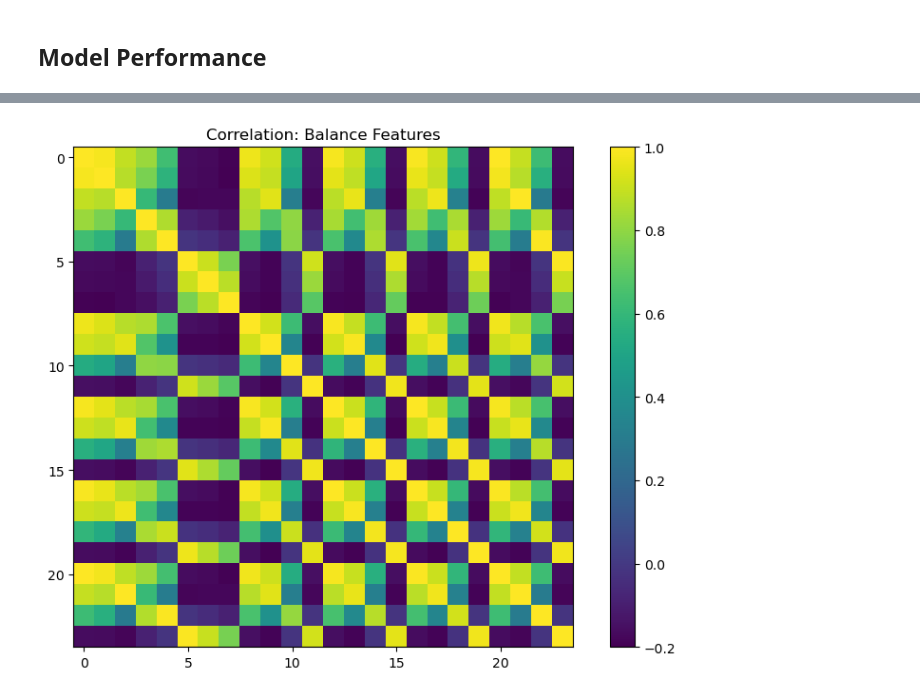
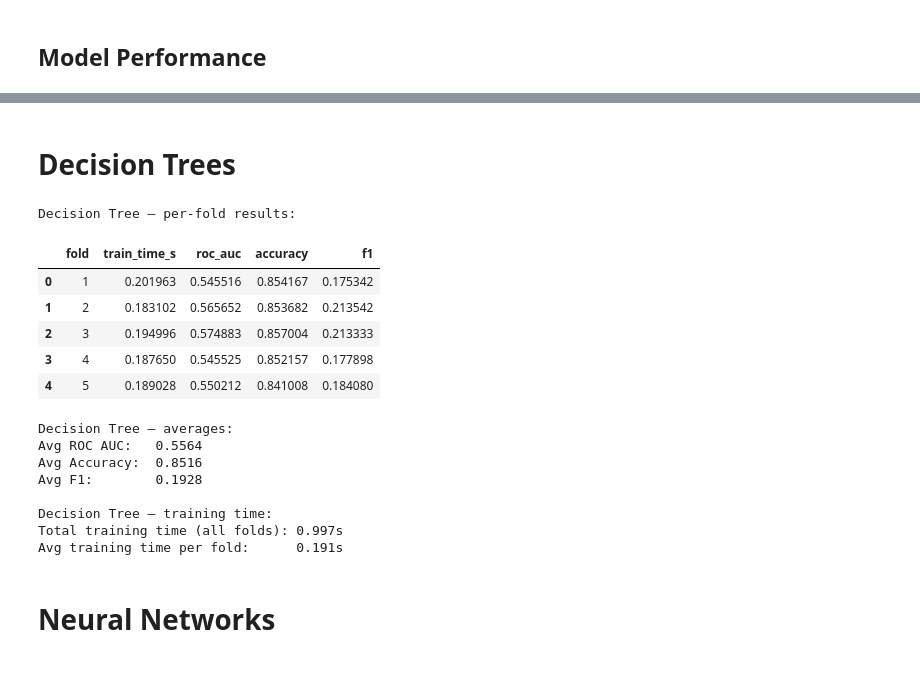
Before and after one commit to kangyuj0531/dsc180a-prism-data, a Jupyter notebook: feature_engineering/feature_selection.ipynb, the cells around one changed output, grey strips where cells are left out. Cells and saved outputs as stored; diff of their text form; code cells hidden in the pictures.

Commit message:
neural net + decision tree

```diff
--- a/feature_engineering/feature_selection.ipynb
+++ b/feature_engineering/feature_selection.ipynb
@@ -310,12 +208,2 @@ plt.show()
-# %%
-bal_cols = [c for c in features_df.columns if c.startswith("balance__")]
-corr = features_df[bal_cols].corr()
-
-plt.figure(figsize=(8,6))
-plt.imshow(corr)
-plt.colorbar()
-plt.title("Correlation: Balance Features")
-plt.tight_layout()
-plt.show()
-# %% [output]
-[figure, removed]
+# %% [markdown]
+# Decision Trees
@@ -321,0 +232,62 @@ plt.show()
+# %%
+# === Model 1: Decision Tree (EVALUATION) ===
+from sklearn.metrics import roc_auc_score, accuracy_score, f1_score
+
+dt_fold_times, dt_fold_auc, dt_fold_acc, dt_fold_f1 = [], [], [], []
+
+t0_total = time.perf_counter()
+
+for fold, (train_idx, test_idx) in enumerate(cv.split(Xb, y_arr), start=1):
+    X_train, X_test = Xb.iloc[train_idx], Xb.iloc[test_idx]
+    y_train, y_test = y_arr[train_idx], y_arr[test_idx]
+
+    t0 = time.perf_counter()
+    dt_model.fit(X_train, y_train)
+    dt_fold_times.append(time.perf_counter() - t0)
+
+    y_proba = dt_model.predict_proba(X_test)[:, 1]
+    y_pred = (y_proba >= 0.5).astype(int)
+
+    dt_fold_auc.append(roc_auc_score(y_test, y_proba))
+    dt_fold_acc.append(accuracy_score(y_test, y_pred))
+    dt_fold_f1.append(f1_score(y_test, y_pred))
+
+total_train_time = time.perf_counter() - t0_total
+
+results_dt = pd.DataFrame({
+    "fold": np.arange(1, len(dt_fold_times) + 1),
+    "train_time_s": dt_fold_times,
+    "roc_auc": dt_fold_auc,
+    "accuracy": dt_fold_acc,
+    "f1": dt_fold_f1
+})
+
+print("Decision Tree — per-fold results:")
+display(results_dt)
+
+print("\nDecision Tree — averages:")
+print(f"Avg ROC AUC:   {np.mean(dt_fold_auc):.4f}")
+print(f"Avg Accuracy:  {np.mean(dt_fold_acc):.4f}")
+print(f"Avg F1:        {np.mean(dt_fold_f1):.4f}")
+
+print("\nDecision Tree — training time:")
+print(f"Total training time (all folds): {total_train_time:.3f}s")
+print(f"Avg training time per fold:      {np.mean(dt_fold_times):.3f}s")
+# %% [output]
+Decision Tree — per-fold results:
+|  | fold | train_time_s | roc_auc | accuracy | f1 |
+| 0 | 1 | 0.201963 | 0.545516 | 0.854167 | 0.175342 |
+| 1 | 2 | 0.183102 | 0.565652 | 0.853682 | 0.213542 |
+| 2 | 3 | 0.194996 | 0.574883 | 0.857004 | 0.213333 |
+| 3 | 4 | 0.187650 | 0.545525 | 0.852157 | 0.177898 |
+| 4 | 5 | 0.189028 | 0.550212 | 0.841008 | 0.184080 |
+Decision Tree — averages:
+Avg ROC AUC:   0.5564
+Avg Accuracy:  0.8516
+Avg F1:        0.1928
+
+Decision Tree — training time:
+Total training time (all folds): 0.997s
+Avg training time per fold:      0.191s
+# %% [markdown]
+#  Neural Networks
```
Also changed, not shown: parts of 13 cells of this notebook.
